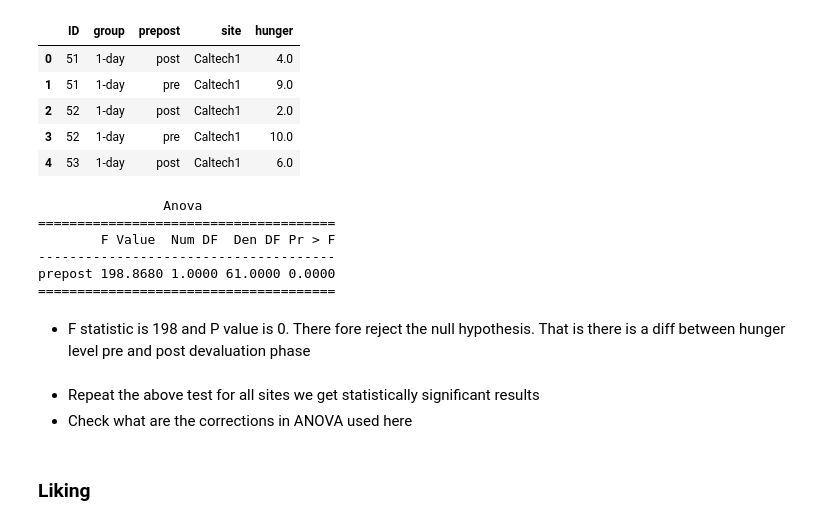
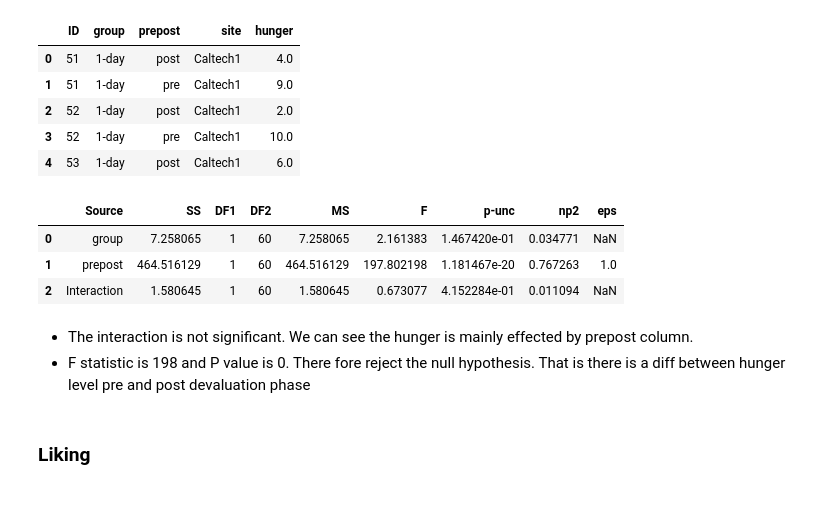
Before and after one commit to 2020201079/brsm-project, a Jupyter notebook: BRSM_Project.ipynb, the cells around one changed output. Cells and saved outputs as stored; diff of their text form; code cells hidden in the pictures.

```diff
--- a/BRSM_Project.ipynb
+++ b/BRSM_Project.ipynb
@@ -161,20 +164,18 @@ df_hung_cal1.head()
 | 3 | 52 | 1-day | pre | Caltech1 | 10.0 |
 | 4 | 53 | 1-day | post | Caltech1 | 6.0 |
 # %%
-from statsmodels.stats.anova import AnovaRM
-print(AnovaRM(data=df_hung_cal1, depvar='hunger', subject='ID', within=['prepost']).fit())
+# from statsmodels.stats.anova import AnovaRM
+# print(AnovaRM(data=df_hung_cal1, depvar='hunger', subject='ID', within=['prepost']).fit())
+
+pg.mixed_anova(dv='hunger', between='group', within='prepost', subject='ID', data=df_hung_cal1)
 # %% [output]
-                Anova
-======================================
-        F Value  Num DF  Den DF Pr > F
---------------------------------------
-prepost 198.8680 1.0000 61.0000 0.0000
-======================================
+|  | Source | SS | DF1 | DF2 | MS | F | p-unc | np2 | eps |
+| 0 | group | 7.258065 | 1 | 60 | 7.258065 | 2.161383 | 1.467420e-01 | 0.034771 | NaN |
+| 1 | prepost | 464.516129 | 1 | 60 | 464.516129 | 197.802198 | 1.181467e-20 | 0.767263 | 1.0 |
+| 2 | Interaction | 1.580645 | 1 | 60 | 1.580645 | 0.673077 | 4.152284e-01 | 0.011094 | NaN |
 # %% [markdown]
+- The interaction is not significant. We can see the hunger is mainly effected by prepost column.
 - F statistic is 198 and P value is 0. There fore reject the null hypothesis. That is there is a diff between hunger level pre and post devaluation phase
-# %% [markdown]
-- Repeat the above test for all sites we get statistically significant results
-- Check what are the corrections in ANOVA used here
 # %% [markdown]
 ### Liking
 # %%
```
Also changed, not shown: parts of 31 cells of this notebook, 2 other files.
